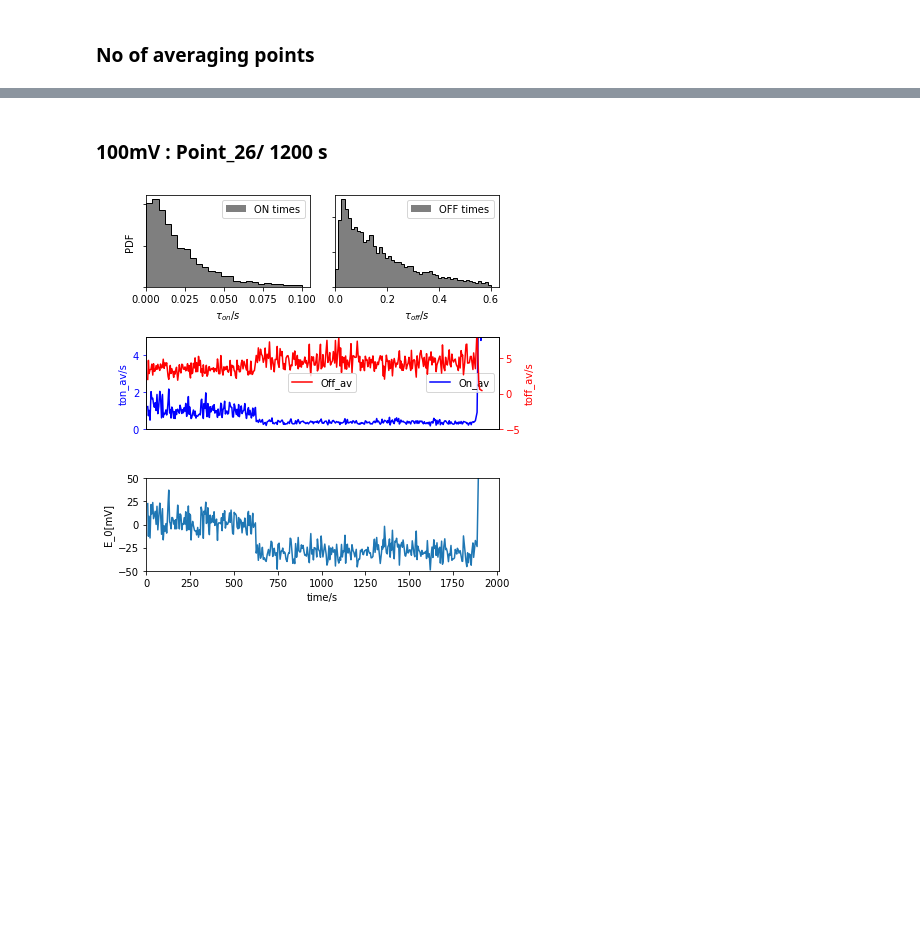
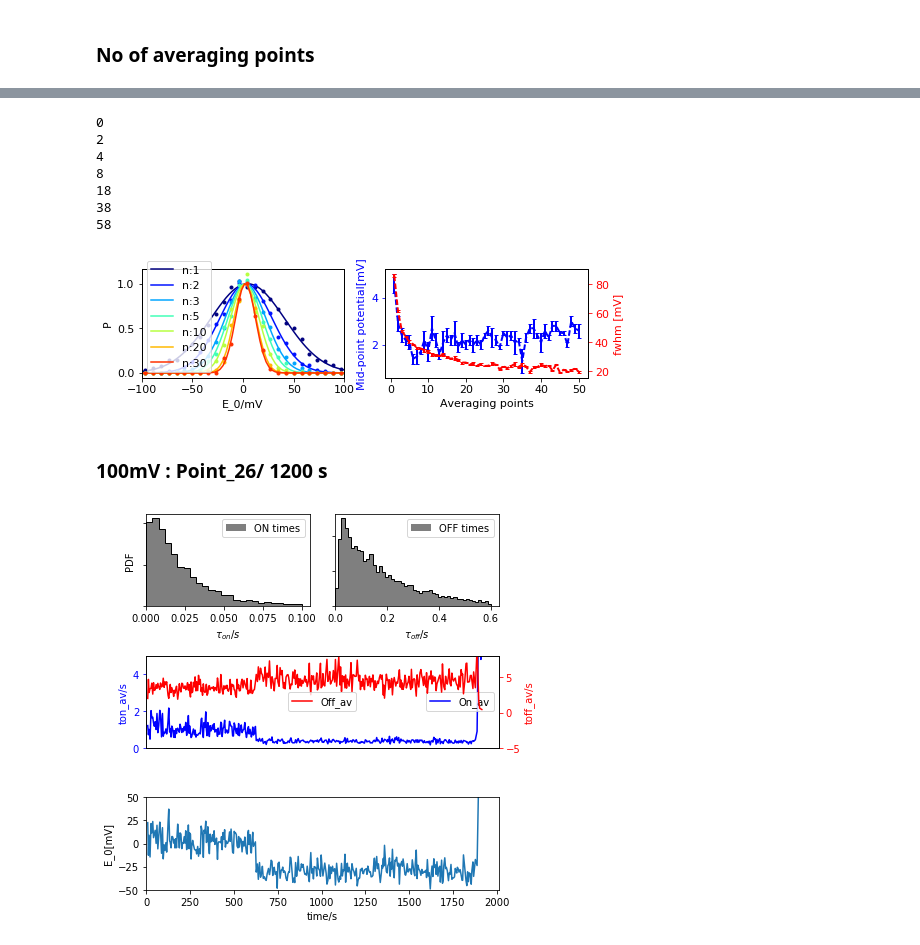
Before and after one commit to biswajitSM/Azurin_SM_repo, a Jupyter notebook: Manuscript/Figure/Manuscript_figures.ipynb, the cells around one changed output, grey strips where cells are left out. Cells and saved outputs as stored; diff of their text form; code cells hidden in the pictures; blank space fills up the shorter version.

```diff
--- a/Manuscript/Figure/Manuscript_figures.ipynb
+++ b/Manuscript/Figure/Manuscript_figures.ipynb
@@ -968,7 +973,8 @@ Excluded_rate_analysis = r'/home/biswajit/Research/Reports_ppt/reports/AzurinSM-
 S83d10Sept16_Cu_50mV_300s = r'/home/biswajit/Research/Reports_ppt/reports/AzurinSM-MS4/data/201609/20160910_CuAzu655Ferri_asc_2ndtime/S83d10Sept16_CuAz655_0.1mMAsc_0.2mMFerri_0.11uW_A3/300sec_trace';
 
 cols=['sum_points' ,'center', 'center_err', 'fwhm', 'fwhm_err']
-df = pd.DataFrame(columns=cols)
+df = pd.DataFrame(columns=cols);
+df_E0_n = pd.DataFrame()
 for i in range(50):
     sum_points = i+1
     long_trace_files = [S105d15May17_60o5_635_A1_CuAzu655_longtime, S106d18May17_635_CuAzu655_longtime, Excluded_rate_analysis, S83d10Sept16_Cu_50mV_300s];
@@ -978,6 +984,12 @@ for i in range(50):
     potential=100;
     t_on_ratio = t_av_off/t_av_on;
     E_0 = potential-59 * log10(t_on_ratio)
+    sum_points_colname = 'n_' + str(sum_points);
+    t_abs_colname = 't_abs' + str(sum_points)
+    df_E0_n_temp = pd.DataFrame({t_abs_colname: t_abs,
+                                sum_points_colname: E_0})
+    df_E0_n = pd.concat([df_E0_n, df_E0_n_temp], axis=1)
+    #===histogram and fitting====
     bins=40; range_fit = [-150, 150];
     bin_centers = linspace(range_fit[0], range_fit[1], bins);
 
@@ -1025,3 +1018,61 @@ plt.savefig('/home/biswajit/Downloads/N_avgpoints_vs_fwhmwidth.svg', format='svg
+# %%
+# df: fit values and parameters were obtained in previous cell
+fig = plt.figure(figsize=(8, 2))
+nrows=1;ncols=2;
+ax00 = plt.subplot2grid((nrows, ncols), (0,0))
+ax01 = plt.subplot2grid((nrows, ncols), (0,1))
+linestyle = {"linestyle":"--", "linewidth":2, "markeredgewidth":1, "elinewidth":2, "capsize":2}
+tickstyle = {"direction":"in", "width":2, "color":'b'}
+rc('axes', linewidth=1)
+
+#E_0 hist as function of sum_points
+cmap = plt.get_cmap('jet')#jet_r
+n_list = [1, 2, 3, 5, 10, 20, 30]
+for i in range(len(n_list)):
+    n = 2*n_list[i]-2;
+    print(n)
+    color = cmap(i/len(n_list))
+    E0_n = df_E0_n.ix[:,n].replace([np.inf, -np.inf], np.nan).dropna()
+    E0_n = E0_n.values
+    bins=40; range_fit = [-150, 150];
+    bin_centers = linspace(range_fit[0], range_fit[1], bins);
+    N, bins_hist = np.histogram(E0_n, bins=bins, range=range_fit)
+    y=N; x=bin_centers;
+    def gaussian(x, a, b, c):
+        return a*exp((-(x-b)**2)/(2*c**2))
+    fit, pcov = curve_fit(gaussian, xdata=x, ydata=y, p0=[100, 5, 25], bounds=(0, np.inf))
+    perr = np.sqrt(np.diag(pcov));
+    center=round(fit[1], 1); center_err = round(perr[1], 1);
+    fwhm=round(2.3548*fit[2],1); fwhm_err = round(2.3548*perr[2],1);
+    E0_fitrange = linspace(range_fit[0], range_fit[1], 100);
+    E0_fitvalues = gaussian(E0_fitrange, *fit)
+    ax00.plot(bin_centers, y/max(E0_fitvalues), '.', color=color)
+    ax00.plot(E0_fitrange, E0_fitvalues/max(E0_fitvalues),color=color , label='n:'+str(n_list[i]))
+ax00.set_xlim(-100, 100)
+ax00.set_xlabel('E_0/mV')
+ax00.set_ylabel('P')
+ax00.legend()
+
+ax01.errorbar(df['sum_points'], df['center'], yerr=df['center_err'], color='b', **linestyle)
+ax01.set_ylabel('Mid-point potential[mV]', color='b')
+ax01.tick_params('y', colors='b')
+
+ax_r = twinx(ax01);
+ax_r.errorbar(df['sum_points'], df['fwhm'],yerr=df['fwhm_err'], color='r', **linestyle)
+ax_r.set_ylabel('fwhm [mV]', color='r')
+ax_r.tick_params('y', colors='r')
+ax01.set_xlabel('Averaging points')
+plt.savefig('/home/biswajit/Downloads/N_avgpoints_vs_fwhmwidth.svg', format='svg', dpi=300, transparent=True)
+# df_E0_n.ix[:,[0,1]]
+# %% [output]
+0
+2
+4
+8
+18
+38
+58
+[figure, added]
 # %% [markdown]
 ### 100mV : Point_26/ 1200 s
 # %%
```
Also changed, not shown: parts of 3 cells of this notebook, 6 other files.
